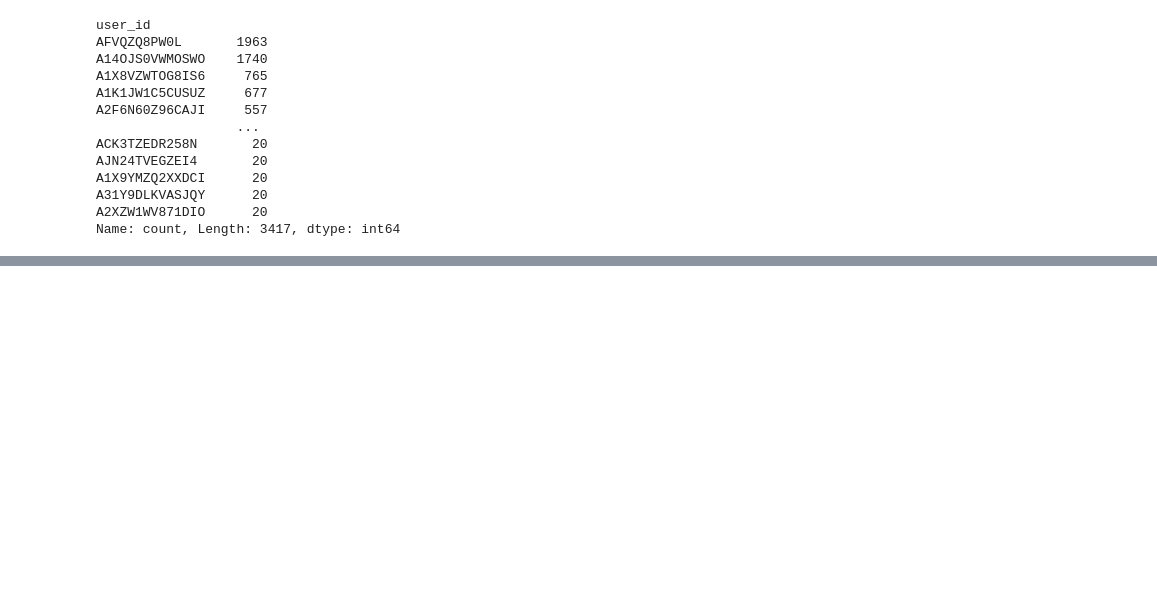
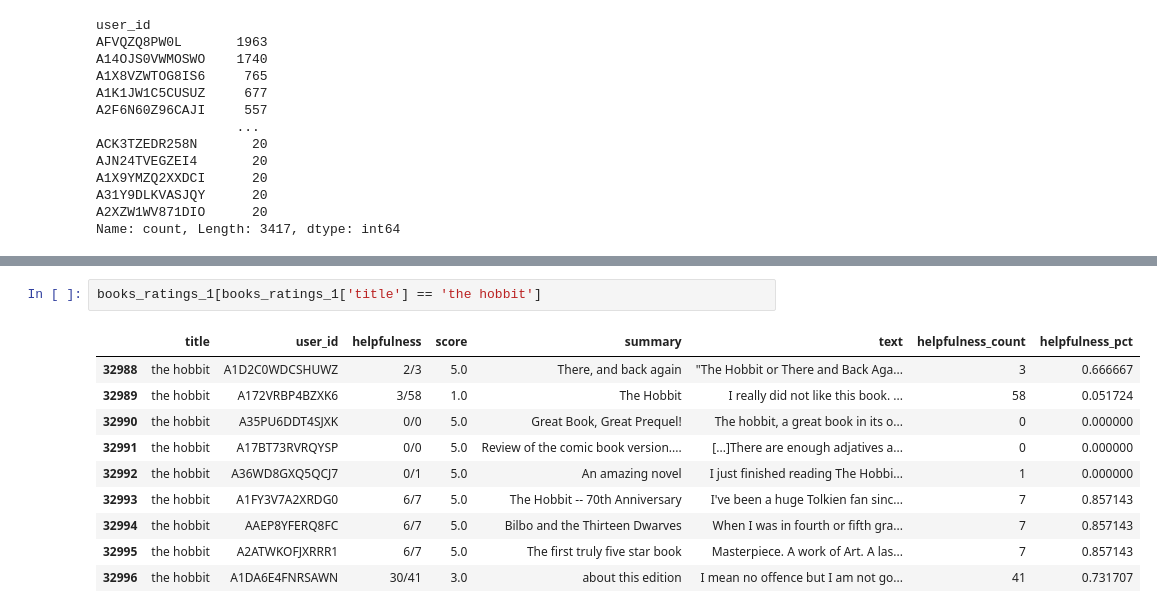
Before and after one commit to s185231/02808_CompTools, a Jupyter notebook: new_data.ipynb, the cells around one changed output, grey strips where cells are left out. Drawn from its saved outputs; the diff is of its cells as text; blank space fills up the shorter version.

```diff
--- a/new_data.ipynb
+++ b/new_data.ipynb
@@ -225,0 +275,13 @@ Books data has 22074 rows. -3328 rows.
+# %%
+books_ratings_1[books_ratings_1['title'] == 'the hobbit']
+# %% [output]
+|  | title | user_id | helpfulness | score | summary | text | helpfulness_count | helpfulness_pct |
+| 32988 | the hobbit | A1D2C0WDCSHUWZ | 2/3 | 5.0 | There, and back again | "The Hobbit or There and Back Aga... | 3 | 0.666667 |
+| 32989 | the hobbit | A172VRBP4BZXK6 | 3/58 | 1.0 | The Hobbit | I really did not like this book. ... | 58 | 0.051724 |
+| 32990 | the hobbit | A35PU6DDT4SJXK | 0/0 | 5.0 | Great Book, Great Prequel! | The hobbit, a great book in its o... | 0 | 0.000000 |
+| 32991 | the hobbit | A17BT73RVRQYSP | 0/0 | 5.0 | Review of the comic book version.... | [...]There are enough adjatives a... | 0 | 0.000000 |
+| 32992 | the hobbit | A36WD8GXQ5QCJ7 | 0/1 | 5.0 | An amazing novel | I just finished reading The Hobbi... | 1 | 0.000000 |
+| 32993 | the hobbit | A1FY3V7A2XRDG0 | 6/7 | 5.0 | The Hobbit -- 70th Anniversary | I've been a huge Tolkien fan sinc... | 7 | 0.857143 |
+| 32994 | the hobbit | AAEP8YFERQ8FC | 6/7 | 5.0 | Bilbo and the Thirteen Dwarves | When I was in fourth or fifth gra... | 7 | 0.857143 |
+| 32995 | the hobbit | A2ATWKOFJXRRR1 | 6/7 | 5.0 | The first truly five star book | Masterpiece. A work of Art. A las... | 7 | 0.857143 |
+| 32996 | the hobbit | A1DA6E4FNRSAWN | 30/41 | 3.0 | about this edition | I mean no offence but I am not go... | 41 | 0.731707 |
```
Also changed, not shown: parts of 14 cells of this notebook.
